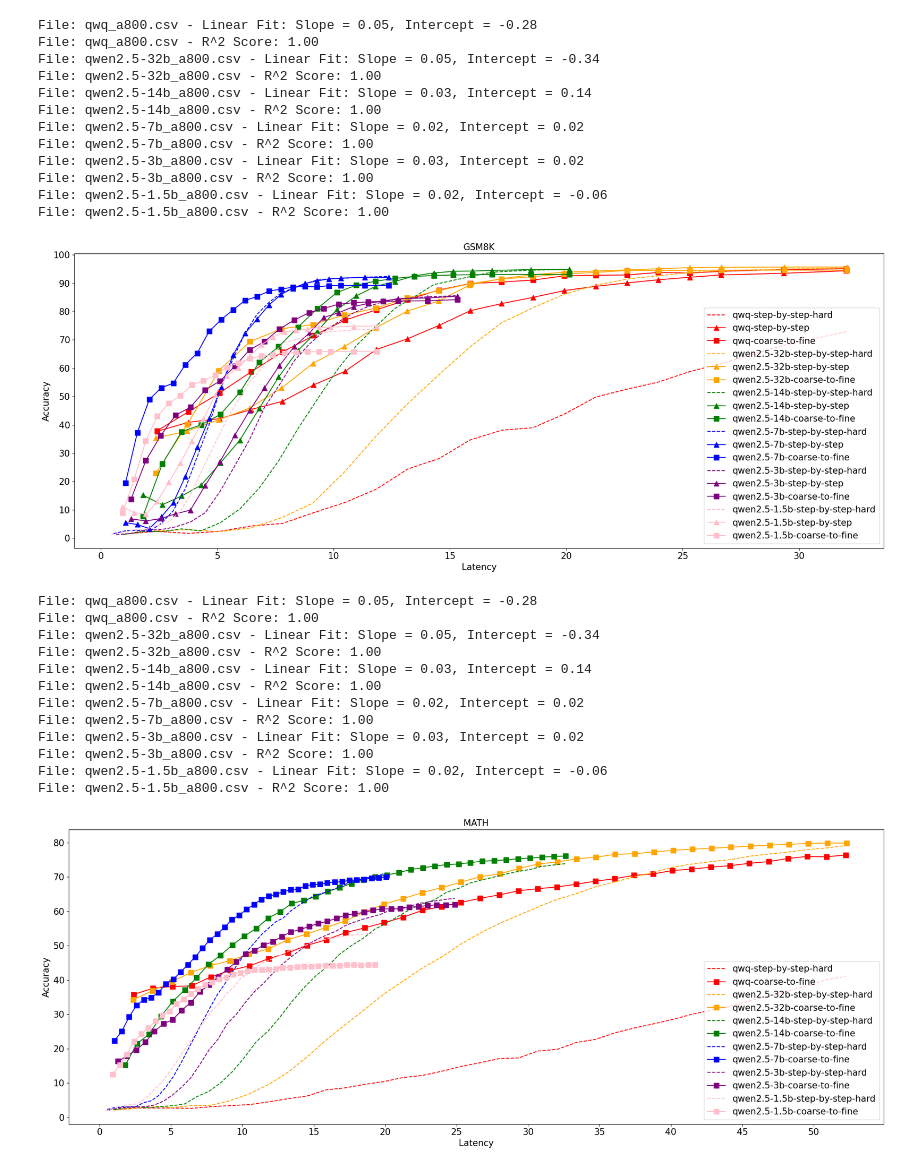
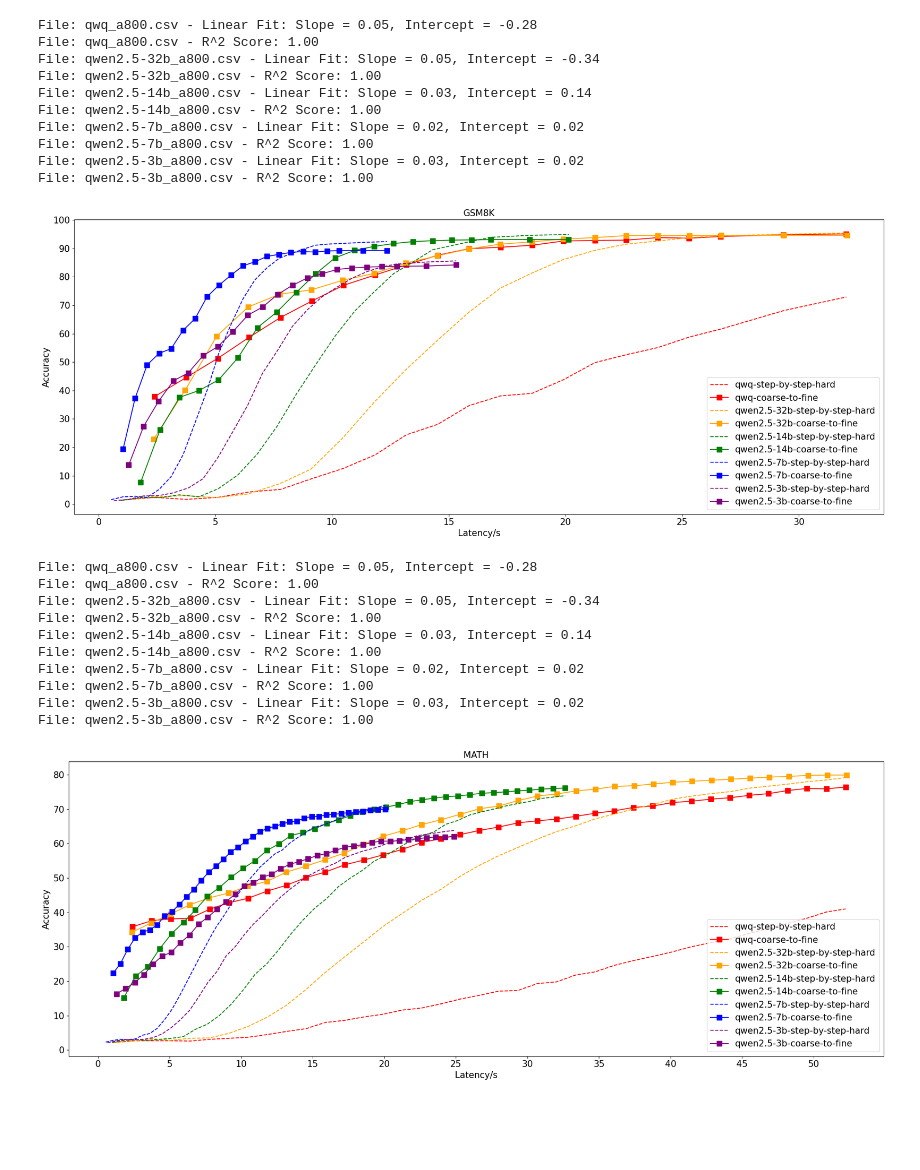
Before and after one commit to miniTsl/Time-Constrained-CoT, a Jupyter notebook: plot/plot_acc_latyency.ipynb, the cells around one changed output. Cells and saved outputs as stored; diff of their text form; code cells hidden in the pictures; blank space fills up the shorter version.

```diff
--- a/plot/plot_acc_latyency.ipynb
+++ b/plot/plot_acc_latyency.ipynb
@@ -7,7 +7,7 @@ from sklearn.linear_model import LinearRegression
 import pandas as pd
 
 file_dir = "../outputs/12_26/"
-model_list = ["qwq", "qwen2.5-32b", "qwen2.5-14b", "qwen2.5-7b", "qwen2.5-3b", "qwen2.5-1.5b"]#, "mistralai/Mathstral-7B-v0.1", "Skywork/Skywork-o1-Open-Llama-3.1-8B"]
+model_list = ["qwq", "qwen2.5-32b", "qwen2.5-14b", "qwen2.5-7b", "qwen2.5-3b"]#, "mistralai/Mathstral-7B-v0.1", "Skywork/Skywork-o1-Open-Llama-3.1-8B"]
 latency_path = "/home/sunyi/CoT/Time-Constrained-CoT/latency/0107"
 colors = ["red", "orange", "green", "blue", "purple", "pink", "brown", "gray", "black", "white"]
 # %%
@@ -128,28 +128,26 @@ File: qwen2.5-7b_a800.csv - Linear Fit: Slope = 0.02, Intercept = 0.02
 File: qwen2.5-7b_a800.csv - R^2 Score: 1.00
 File: qwen2.5-3b_a800.csv - Linear Fit: Slope = 0.03, Intercept = 0.02
 File: qwen2.5-3b_a800.csv - R^2 Score: 1.00
-File: qwen2.5-1.5b_a800.csv - Linear Fit: Slope = 0.02, Intercept = -0.06
-File: qwen2.5-1.5b_a800.csv - R^2 Score: 1.00
 # %%
 plt.figure(figsize=(20, 8))
 marker_size = 8
 
 for index, model in enumerate(model_list):
     plt.plot(latency_lists[index], acc_lists_hard[index], markersize=marker_size, linestyle='--', color=colors[index], label= model + "-step-by-step-hard")
-    plt.plot(latency_lists[index][1:], acc_lists_sbs[index][:-1], marker='^', markersize=marker_size, color=colors[index], label= model + "-step-by-step")
+    # plt.plot(latency_lists[index][1:], acc_lists_sbs[index][:-1], marker='^', linestyle='--', markersize=marker_size, color=colors[index], label= model + "-step-by-step")
     plt.plot(latency_lists[index][1:], acc_lists_c2f[index][:-1], marker='s', markersize=marker_size, color=colors[index], label= model + "-coarse-to-fine")
 
-plt.xlabel("Latency", fontsize=15)
+plt.xlabel("Latency/s", fontsize=15)
 plt.ylabel("Accuracy", fontsize=15)
 plt.title(f"{dataset.upper()}", fontsize=15)
 plt.yticks(np.arange(0, 101, 10), fontsize=15)  # Set y-ticks interval to 10
 plt.xticks(np.arange(0, 31, 5), fontsize=15)    # Set x-ticks interval to 5
 # Move the legend to the bottom right corner
 plt.legend(loc='lower right', fontsize=15)  # Set legend font size
 # Adjust layout
 plt.tight_layout()
 # %% [output]
-[figure, old version]
+[figure, new version]
 # %%
 dataset = "math"
 latency_lists = []
@@ -209,18 +207,16 @@ File: qwen2.5-7b_a800.csv - Linear Fit: Slope = 0.02, Intercept = 0.02
 File: qwen2.5-7b_a800.csv - R^2 Score: 1.00
 File: qwen2.5-3b_a800.csv - Linear Fit: Slope = 0.03, Intercept = 0.02
 File: qwen2.5-3b_a800.csv - R^2 Score: 1.00
-File: qwen2.5-1.5b_a800.csv - Linear Fit: Slope = 0.02, Intercept = -0.06
-File: qwen2.5-1.5b_a800.csv - R^2 Score: 1.00
 # %%
 plt.figure(figsize=(20, 8))
 marker_size = 8
 
 for index, model in enumerate(model_list):
     plt.plot(latency_lists[index], acc_lists_hard[index], markersize=marker_size, linestyle='--', color=colors[index], label= model + "-step-by-step-hard")
-    # plt.plot(latency_lists[index][1:], acc_lists_sbs[index][:-1], marker='^', markersize=marker_size, color=colors[index], label= model + "-step-by-step")
+    # plt.plot(latency_lists[index][1:], acc_lists_sbs[index][:-1], marker='^', linestyle='--', markersize=marker_size, color=colors[index], label= model + "-step-by-step")
     plt.plot(latency_lists[index][1:], acc_lists_c2f[index][:-1], marker='s', markersize=marker_size, color=colors[index], label= model + "-coarse-to-fine")
 
-plt.xlabel("Latency", fontsize=15)
+plt.xlabel("Latency/s", fontsize=15)
 plt.ylabel("Accuracy", fontsize=15)
 plt.title(f"{dataset.upper()}", fontsize=15)
 plt.yticks(np.arange(0, 81, 10), fontsize=15)  # Set y-ticks interval to 10
@@ -230,4 +226,4 @@ plt.legend(loc='lower right', fontsize=15)
 # Adjust layout
 plt.tight_layout()
 # %% [output]
-[figure, old version]
+[figure, new version]
```
Also changed, not shown: 8 other files.
